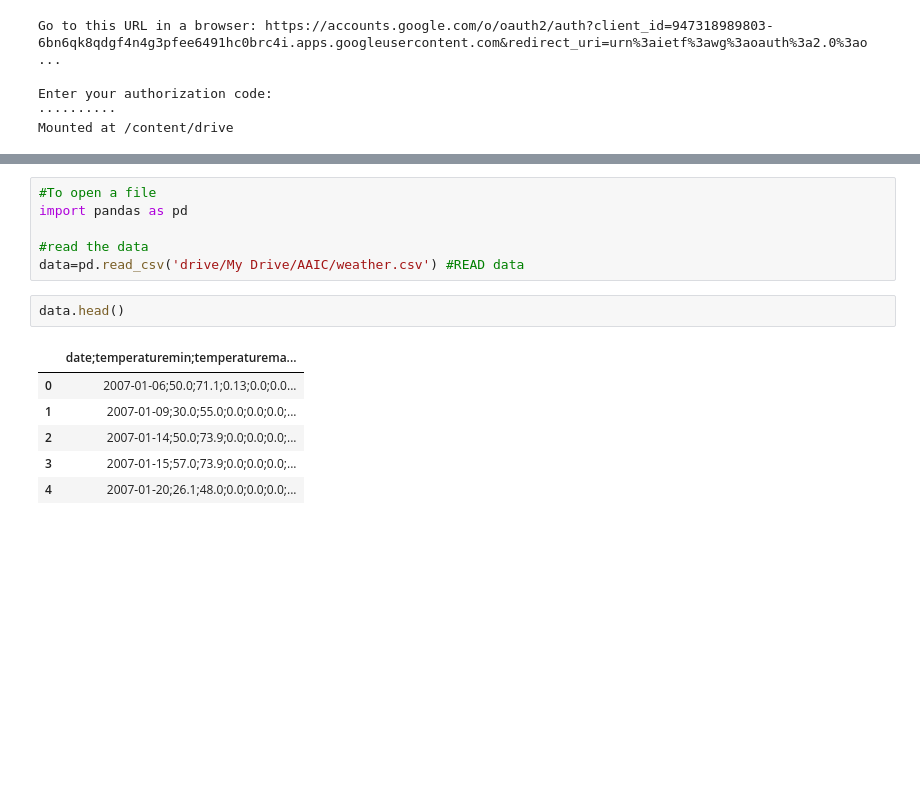
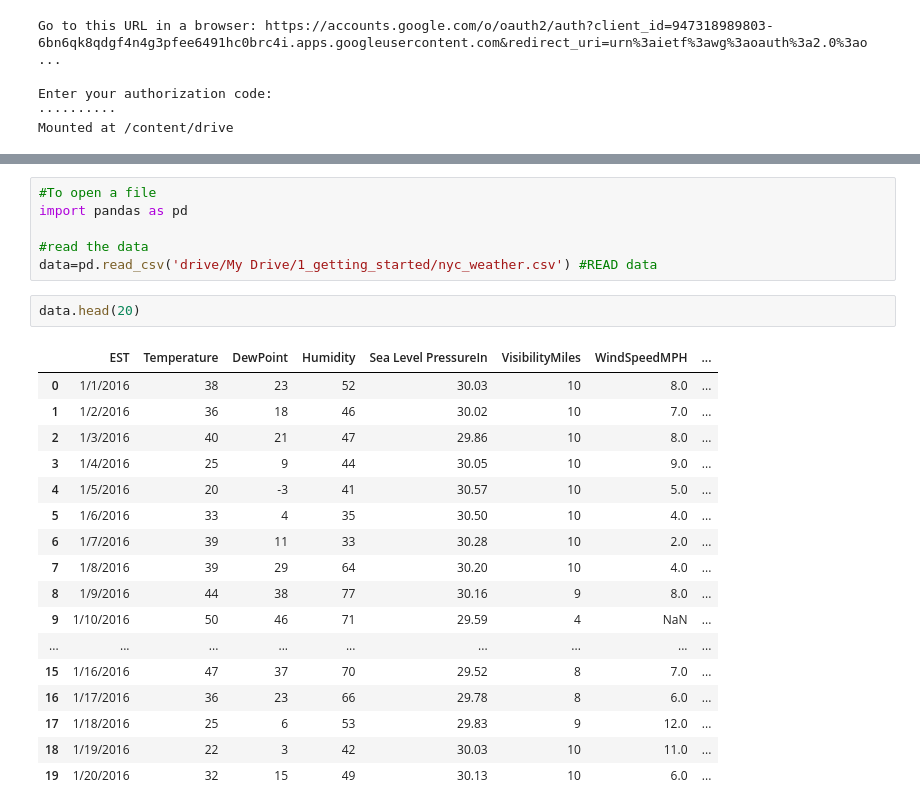
Before and after one commit to akhilvydyula/Machine-Learning, a Jupyter notebook: Learning_python_aaic.ipynb, the cells around one changed output, grey strips where cells are left out. Drawn from its saved outputs; the diff is of its cells as text; blank space fills up the shorter version.

```diff
--- a/Learning_python_aaic.ipynb
+++ b/Learning_python_aaic.ipynb
@@ -267,13 +258,24 @@ Mounted at /content/drive
 import pandas as pd
 
 #read the data
-data=pd.read_csv('drive/My Drive/AAIC/weather.csv') #READ data
+data=pd.read_csv('drive/My Drive/1_getting_started/nyc_weather.csv') #READ data
 # %%
-data.head()
+data.head(20)
 # %% [output]
-|  | date;temperaturemin;temperaturema... |
-| 0 | 2007-01-06;50.0;71.1;0.13;0.0;0.0... |
-| 1 | 2007-01-09;30.0;55.0;0.0;0.0;0.0;... |
-| 2 | 2007-01-14;50.0;73.9;0.0;0.0;0.0;... |
-| 3 | 2007-01-15;57.0;73.9;0.0;0.0;0.0;... |
-| 4 | 2007-01-20;26.1;48.0;0.0;0.0;0.0;... |
+|  | EST | Temperature | DewPoint | Humidity | Sea Level PressureIn | VisibilityMiles | WindSpeedMPH | ... |
+| 0 | 1/1/2016 | 38 | 23 | 52 | 30.03 | 10 | 8.0 | ... |
+| 1 | 1/2/2016 | 36 | 18 | 46 | 30.02 | 10 | 7.0 | ... |
+| 2 | 1/3/2016 | 40 | 21 | 47 | 29.86 | 10 | 8.0 | ... |
+| 3 | 1/4/2016 | 25 | 9 | 44 | 30.05 | 10 | 9.0 | ... |
+| 4 | 1/5/2016 | 20 | -3 | 41 | 30.57 | 10 | 5.0 | ... |
+| 5 | 1/6/2016 | 33 | 4 | 35 | 30.50 | 10 | 4.0 | ... |
+| 6 | 1/7/2016 | 39 | 11 | 33 | 30.28 | 10 | 2.0 | ... |
+| 7 | 1/8/2016 | 39 | 29 | 64 | 30.20 | 10 | 4.0 | ... |
+| 8 | 1/9/2016 | 44 | 38 | 77 | 30.16 | 9 | 8.0 | ... |
+| 9 | 1/10/2016 | 50 | 46 | 71 | 29.59 | 4 | NaN | ... |
+| ... | ... | ... | ... | ... | ... | ... | ... | ... |
+| 15 | 1/16/2016 | 47 | 37 | 70 | 29.52 | 8 | 7.0 | ... |
+| 16 | 1/17/2016 | 36 | 23 | 66 | 29.78 | 8 | 6.0 | ... |
+| 17 | 1/18/2016 | 25 | 6 | 53 | 29.83 | 9 | 12.0 | ... |
+| 18 | 1/19/2016 | 22 | 3 | 42 | 30.03 | 10 | 11.0 | ... |
+| 19 | 1/20/2016 | 32 | 15 | 49 | 30.13 | 10 | 6.0 | ... |
```
Also changed, not shown: parts of 25 cells of this notebook.
